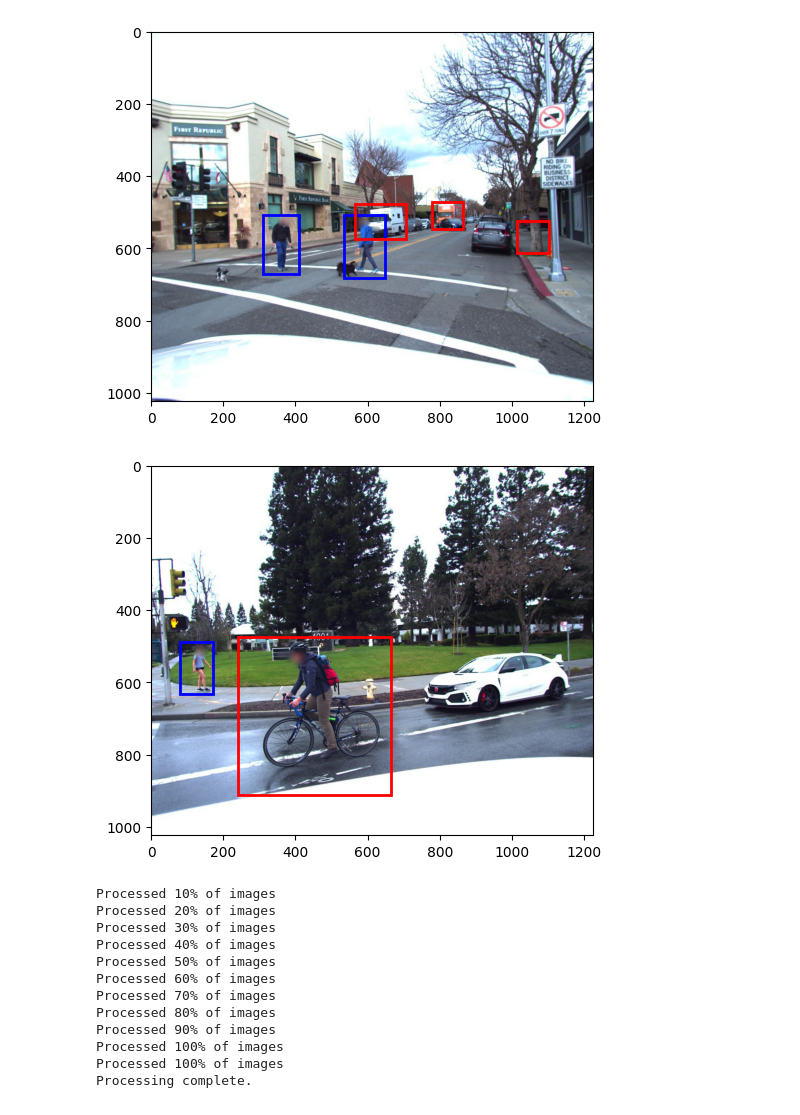
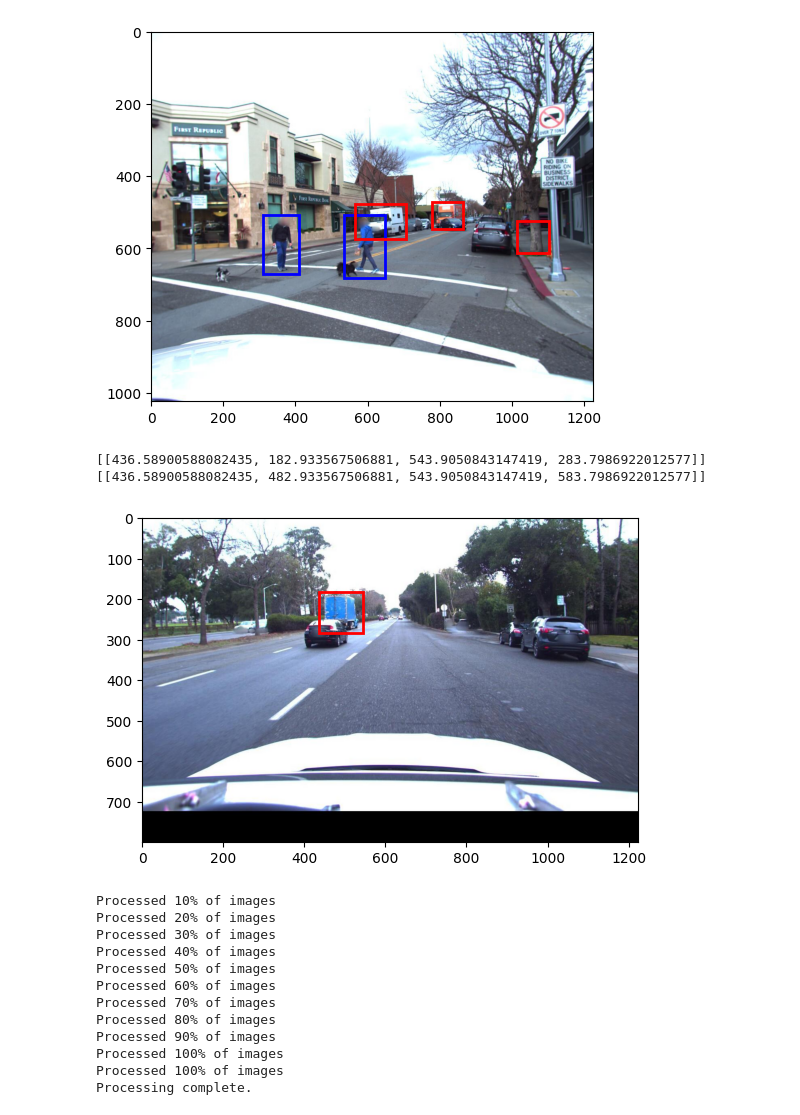
Before and after one commit to Stern04/MADS_Capstone, a Jupyter notebook: Notebooks/lyft_preprocessing.ipynb, the cells around one changed output. Saved outputs shown, nothing was run; the diff lists cells and outputs as text; code cells hidden in the pictures.

```diff
--- a/Notebooks/lyft_preprocessing.ipynb
+++ b/Notebooks/lyft_preprocessing.ipynb
@@ -379,0 +359,11 @@ Updated dictionary saved to S:\MADS\Capstone\3d-object-detection-for-autonomous-
+# %%
+base_path = r"S:\MADS\Capstone\3d-object-detection-for-autonomous-vehicles\Train\images\images_original\img_bx_lookup_original"
+img_bx_dir = os.listdir(r"S:\MADS\Capstone\3d-object-detection-for-autonomous-vehicles\Train\images\images_original\img_bx_lookup_original")
+img_bx_reference = {}
+for f in img_bx_dir:
+    file_path = os.path.join(base_path, f)
+    with open(file_path, "r") as file:
+        d = json.load(file)
+        img_bx_reference[f] = d
+
+img_bx_reference.keys()
@@ -379,0 +372,6 @@ Updated dictionary saved to S:\MADS\Capstone\3d-object-detection-for-autonomous-
+# %%
+train_merged = img_bx_reference["train_merged.json"]
+validation_merged = img_bx_reference["validation_merged.json"]
+print(len(train_merged))
+print(len(validation_merged))
+# print(len(predictions_file))
@@ -476,34 +497,42 @@ display_sample_boxes(main_images_path=main_images_path, data_dict_single=data_di
 [figure]
 # %%
 # Load the image
-main_images_path = r"S:\MADS\Capstone\3d-object-detection-for-autonomous-vehicles\Train\images"
-image_name = "host-a009_cam2_1236014660017752006.jpeg"
+main_images_path = r"S:\MADS\Capstone\3d-object-detection-for-autonomous-vehicles\Train\images\Object_Detection"
+image_name = "host-a004_cam0_1232815269651064006.jpeg"
 image_path = os.path.join(main_images_path, image_name)
 image = Image.open(image_path)
-boxes = train_merged_file[image_name]["boxes"]
-labels = train_merged_file[image_name]["labels"]
+with open(r"S:\MADS\Capstone\3d-object-detection-for-autonomous-vehicles\Train\images\Object_Detection\img_bx_lookup\train_merged.json") as f:
+    cropped_training_merged = json.load(f)
+with open(r"S:\MADS\Capstone\3d-object-detection-for-autonomous-vehicles\Train\images\Object_Detection\img_bx_lookup\validation_merged.json") as f:
+    cropped_validation_merged = json.load(f)
+boxes_altered = cropped_validation_merged[image_name]["boxes"]
+labels = cropped_validation_merged[image_name]["labels"]
+boxes = validation_merged[image_name]["boxes"]
+print(boxes_altered, boxes)
+
 
 # Create a matplotlib figure and axis
 fig, ax = plt.subplots(1)
 
 # Display the image
 ax.imshow(image)
 
 # Create a Rectangle patch for the bounding box
 for i in range(len(boxes)):
-    x_min = boxes[i][0]
-    y_min = boxes[i][1]
-    x_max = boxes[i][2]
-    y_max = boxes[i][3]
-    label = labels[i][0]
+    x_min = boxes_altered[i][0]
+    y_min = boxes_altered[i][1]
+    x_max = boxes_altered[i][2]
+    y_max = boxes_altered[i][3]
+    label = labels[i]
     color = ["b" if label == 1 else "r"][0]
 
     rect = patches.Rectangle((x_min, y_min), x_max - x_min, y_max - y_min, linewidth=2, edgecolor=color, facecolor='none')
     # Add the rectangle to the plot
     ax.add_patch(rect)
 
 # Display the plot
 plt.show()
 # %% [output]
+[[436.58900588082435, 182.933567506881, 543.9050843147419, 283.7986922012577]] [[436.58900588082435, 482.933567506881, 543.9050843147419, 583.7986922012577]]
-[figure, old version]
+[figure, new version]
 # %%
```
Also changed, not shown: parts of 34 cells of this notebook.
